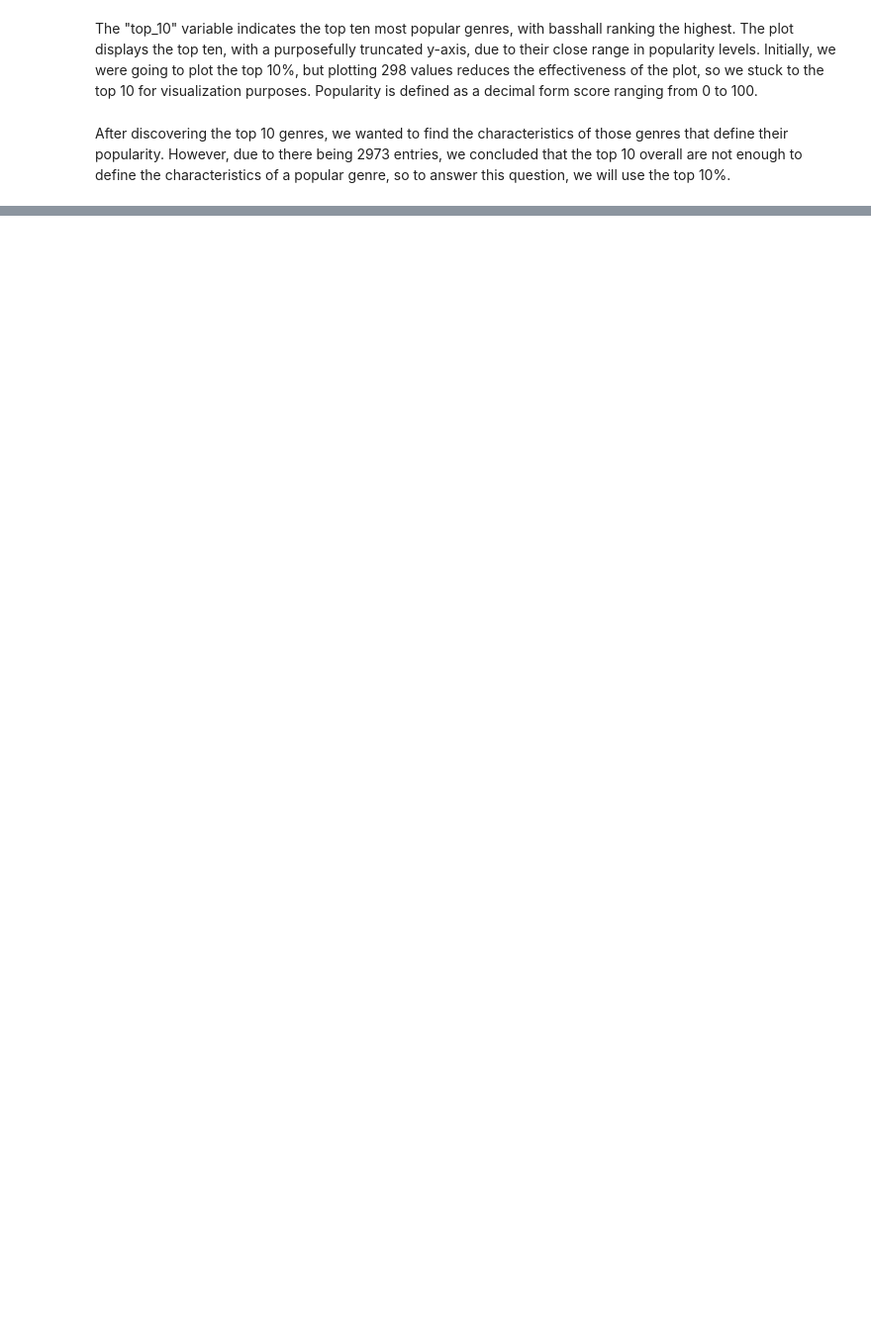
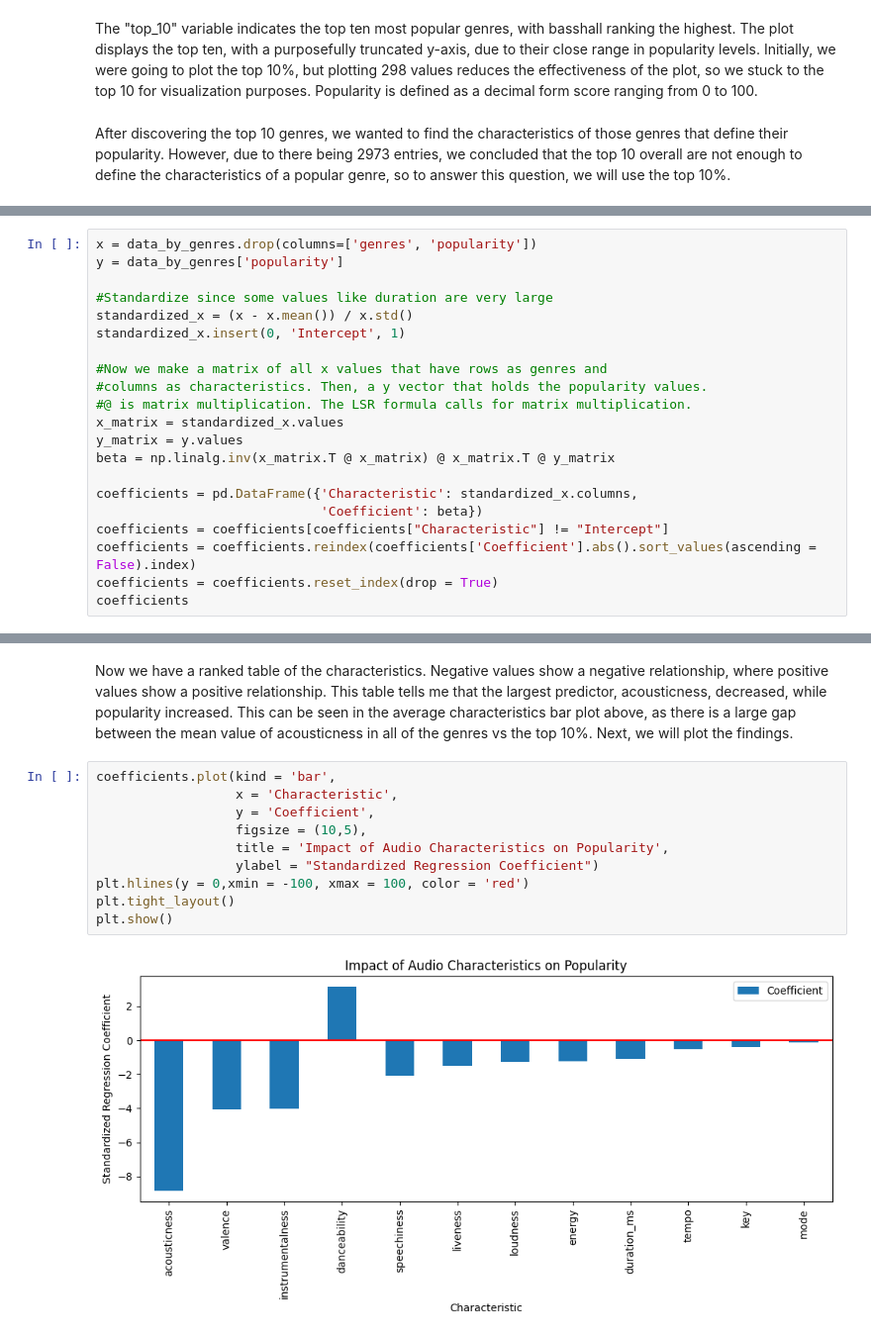
Before and after one commit to AlejandroLopez1992/DSCI235_Final_Project, a Jupyter notebook: CarolSpotifyAnalysis.ipynb, the cells around one changed output, grey strips where cells are left out. Shown at 99% size. Saved outputs shown, nothing was run; the diff lists cells and outputs as text; blank space fills up the shorter version.

```diff
--- a/CarolSpotifyAnalysis.ipynb
+++ b/CarolSpotifyAnalysis.ipynb
@@ -130,0 +209,21 @@ top_10_precent
+# %%
+x = data_by_genres.drop(columns=['genres', 'popularity'])
+y = data_by_genres['popularity']
+
+#Standardize since some values like duration are very large
+standardized_x = (x - x.mean()) / x.std()
+standardized_x.insert(0, 'Intercept', 1)
+
+#Now we make a matrix of all x values that have rows as genres and
+#columns as characteristics. Then, a y vector that holds the popularity values.
+#@ is matrix multiplication. The LSR formula calls for matrix multiplication.
+x_matrix = standardized_x.values
+y_matrix = y.values
+beta = np.linalg.inv(x_matrix.T @ x_matrix) @ x_matrix.T @ y_matrix
+
+coefficients = pd.DataFrame({'Characteristic': standardized_x.columns,
+                             'Coefficient': beta})
+coefficients = coefficients[coefficients["Characteristic"] != "Intercept"]
+coefficients = coefficients.reindex(coefficients['Coefficient'].abs().sort_values(ascending = False).index)
+coefficients = coefficients.reset_index(drop = True)
+coefficients
@@ -130,0 +244,14 @@ top_10_precent
+# %% [markdown]
+Now we have a ranked table of the characteristics. Negative values show a negative relationship, where positive values show a positive relationship. This table tells me that the largest predictor, acousticness, decreased, while popularity increased. This can be seen in the average characteristics bar plot above, as there is a large gap between the mean value of acousticness in all of the genres vs the top 10%. Next, we will plot the findings.
+# %%
+coefficients.plot(kind = 'bar',
+                  x = 'Characteristic',
+                  y = 'Coefficient',
+                  figsize = (10,5),
+                  title = 'Impact of Audio Characteristics on Popularity',
+                  ylabel = "Standardized Regression Coefficient")
+plt.hlines(y = 0,xmin = -100, xmax = 100, color = 'red')
+plt.tight_layout()
+plt.show()
+# %% [output]
+[figure, added]
```
Also changed, not shown: parts of 22 cells of this notebook.
